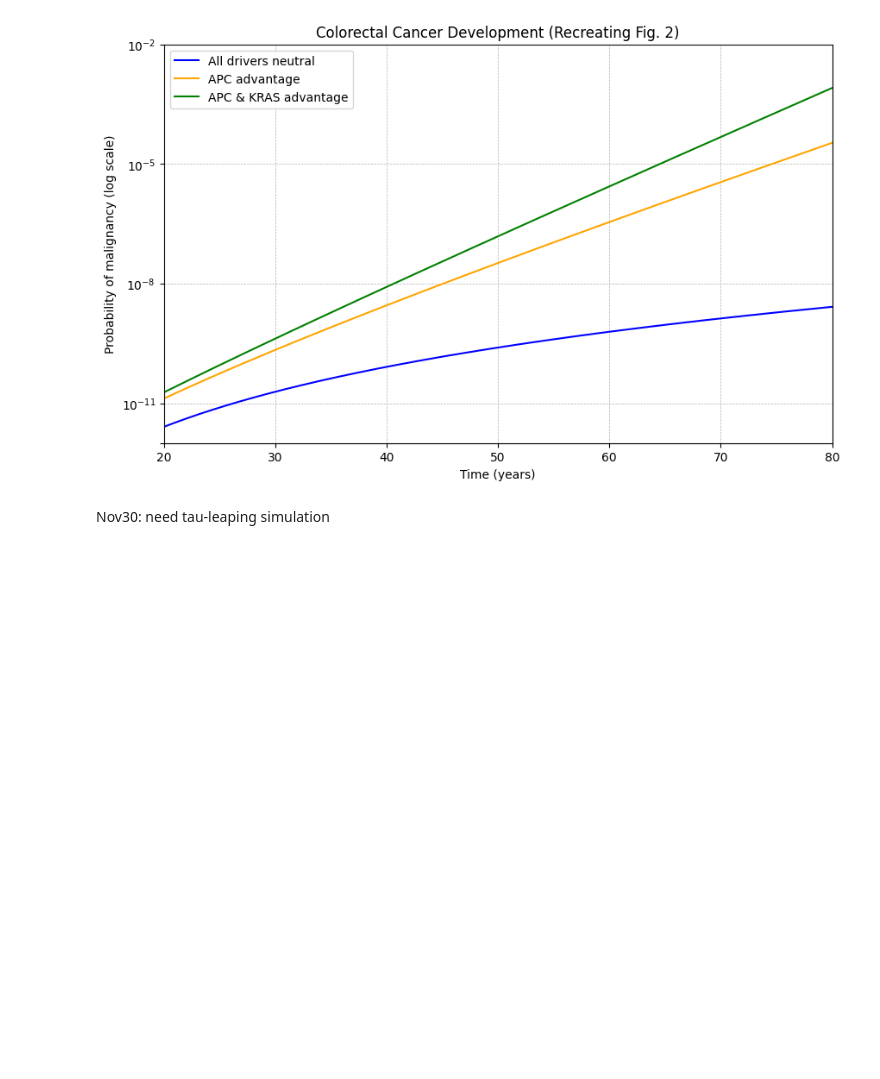
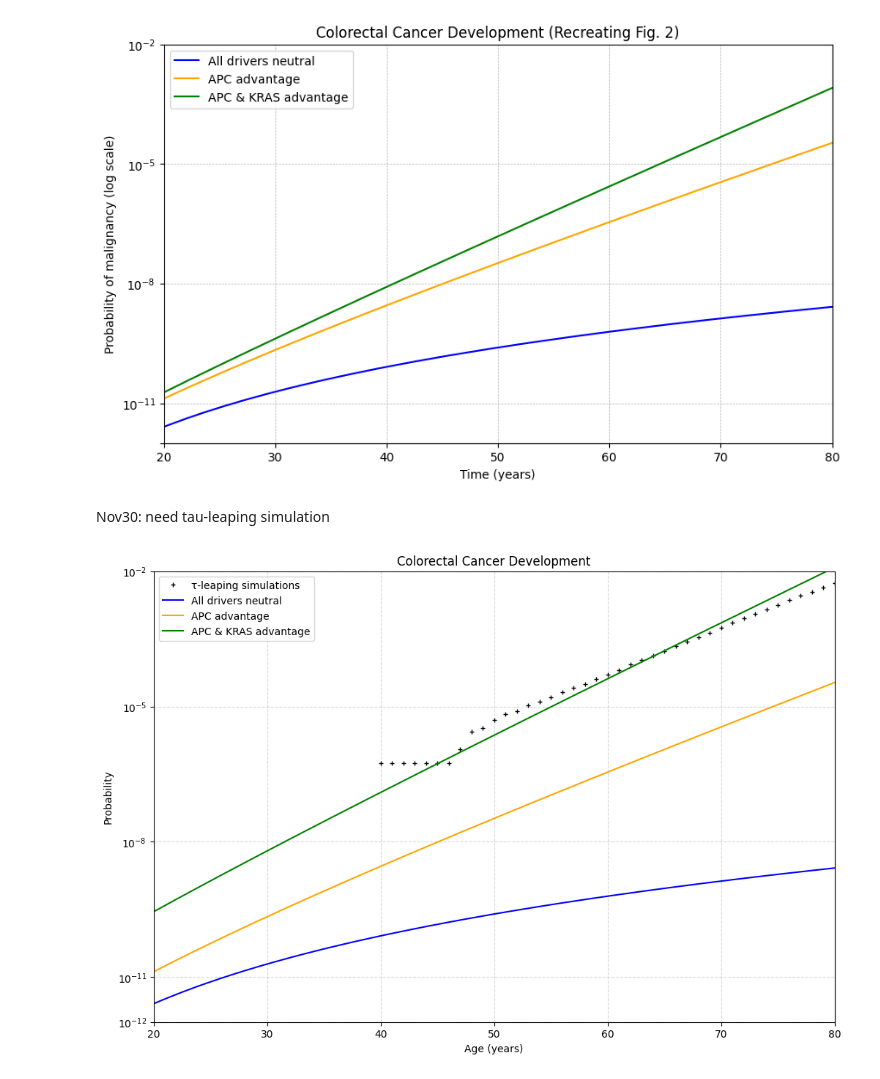
Before and after one commit to Youni2017/ColorectalCancerSimulation, a Jupyter notebook: [0]RecreatePlt2.ipynb, the cells around one changed output. Saved outputs shown, nothing was run; the diff lists cells and outputs as text; code cells hidden in the pictures; blank space fills up the shorter version.

```diff
--- a/[0]RecreatePlt2.ipynb
+++ b/[0]RecreatePlt2.ipynb
@@ -124,3 +124,100 @@ if __name__ == "__main__":
 [figure]
 # %% [markdown]
 Nov30: need tau-leaping simulation
+# %%
+import pandas as pd
+import matplotlib.pyplot as plt
+import numpy as np
+
+# Parameters class
+class Parameters:
+    def __init__(self):
+        self.u = 1.25e-8  # Mutation rate per base pair per year
+        self.n_APC = 604
+        self.n_TP53 = 73
+        self.n_KRAS = 20
+        self.r_APC = self.n_APC * self.u
+        self.r_TP53 = self.n_TP53 * self.u
+        self.r_KRAS = self.n_KRAS * self.u
+        self.r_LOH = 1.36e-4
+        self.N_crypts = 1e8
+        self.b_APC = 0.2
+        self.b_KRAS = 0.07
+        self.b_BOTH = self.b_APC + self.b_KRAS
+
+# Functions for the equations
+def eq1(params, t):
+    return params.N_crypts * params.r_APC * params.r_TP53 * params.r_KRAS * params.r_LOH**2 * (t**5 / 4)
+
+def eq2(params, t):
+    b1 = params.b_APC
+    return (3/2) * (params.N_crypts * params.r_APC * params.r_TP53 * params.r_KRAS * params.r_LOH**2 / b1**3) * t**2 * np.exp(b1 * t)
+
+
+# CYR: 在原paper中的c怎么取？c会改变绿色的线很多。
+def eq3(params, t):
+    b1 = params.b_APC
+    b2 = params.b_KRAS
+    b12 = params.b_BOTH
+    factor = (1 / (b12**3 * (b12 - b1))) + (1 / (b12**3 * (b12 - b2))) + (1 / (b12**2 * (b12 - b2)**2))
+    return 15*params.N_crypts * params.r_APC * params.r_TP53 * params.r_KRAS * params.r_LOH**2 * factor * t * np.exp(b12 * t)
+
+# Read data from CSV
+df = pd.read_csv('output.csv', header=None)
+years = df[0]
+state_331 = df[38]  # (3,3,1) state
+state_341 = df[40]  # (3,4,1) state
+state_431 = df[48]  # (4,3,1) state
+state_441 = df[50]  # (4,4,1) state
+
+# Total cancer probability
+cancer_prob = state_331 + state_341 + state_431 + state_441
+
+# Plotting
+def plot_combined(params, t_range, years, cancer_prob):
+    P1 = eq1(params, t_range)
+    P2 = eq2(params, t_range)
+    P3 = eq3(params, t_range)
+
+    plt.figure(figsize=(12, 8))
+
+    # Plot τ-leaping simulation data
+    plt.semilogy(years, cancer_prob, '+', color='black', label='τ-leaping simulations', markersize=4)
+
+    # Plot theoretical curves
+    plt.semilogy(t_range, P1, label="All drivers neutral", color="blue")
+    plt.semilogy(t_range, P2, label="APC advantage", color="orange")
+    plt.semilogy(t_range, P3, label="APC & KRAS advantage", color="green")
+
+    # Customize axes
+    plt.xlim(20, 80)
+    plt.ylim(1e-12, 1e-2)
+    plt.xticks([20, 30, 40, 50, 60, 70, 80])
+    plt.yticks([1e-12, 1e-11, 1e-8, 1e-5, 1e-2],
+               [r"$10^{-12}$", r"$10^{-11}$", r"$10^{-8}$", r"$10^{-5}$", r"$10^{-2}$"])
+
+    # Labels and title
+    plt.xlabel("Age (years)")
+    plt.ylabel("Probability")
+    plt.title("Colorectal Cancer Development")
+
+    # Grid and legend
+    plt.grid(True, which="both", linestyle="--", alpha=0.5)
+    plt.legend()
+
+    # Save the figure
+    plt.savefig("Colorectal_Cancer_Development.pdf", format="pdf", bbox_inches="tight")
+    plt.show()
+
+    # Print statistical information
+    print(f"Data points: {len(years)}")
+    print(f"Cancer probability at age 20: {cancer_prob.iloc[0]:.2e}")
+    print(f"Cancer probability at age 50: {cancer_prob.iloc[30]:.2e}")
+    print(f"Cancer probability at age 80: {cancer_prob.iloc[-1]:.2e}")
+
+if __name__ == "__main__":
+    params = Parameters()
+    t_range = np.linspace(20, 80, 1000)  # Time range
+    plot_combined(params, t_range, years, cancer_prob)
+# %% [output]
+[figure, added]
```
Also changed, not shown: parts of 1 cell of this notebook, 10 other files.
